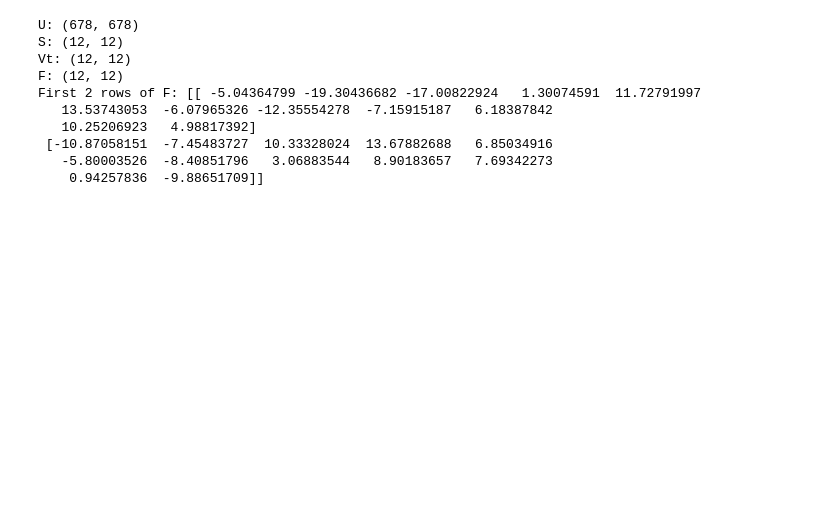
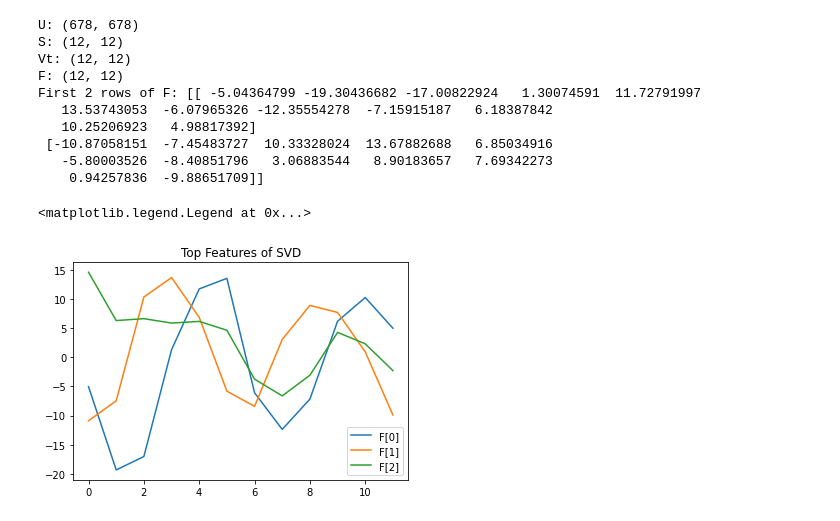
Before and after one commit to Djadih/ECE381V-Genomic-SP-DS-HW5, a Jupyter notebook: q2.ipynb, the cells around one changed output. Drawn from its saved outputs; the diff is of its cells as text; code cells hidden in the pictures; blank space fills up the shorter version.

```diff
--- a/q2.ipynb
+++ b/q2.ipynb
@@ -12,8 +17,8 @@ svd = np.linalg.svd(data)
 
 # obtain svd matrices
 U = svd[0]
-S = svd[1]
-S = S * np.identity(S.shape[0])
+S_vec = svd[1]
+S = S_vec * np.identity(S.shape[0])
 Vt = svd[2]
 
 # (i) plot first two rows of F = matmul(Σ, V_t)
@@ -39,3 +44,12 @@ First 2 rows of F: [[ -5.04364799 -19.30436682 -17.00822924   1.30074591  11.727
  [-10.87058151  -7.45483727  10.33328024  13.67882688   6.85034916
    -5.80003526  -8.40851796   3.06883544   8.90183657   7.69342273
     0.94257836  -9.88651709]]
+# %%
+plt.plot(F[0], label='F[0]')
+plt.plot(F[1], label='F[1]')
+plt.plot(F[2], label='F[2]')
+plt.title("Top Features of SVD")
+plt.legend()
+# %% [output]
+<matplotlib.legend.Legend at 0x...>
+[figure, added]
```
Also changed, not shown: parts of 9 cells of this notebook.
